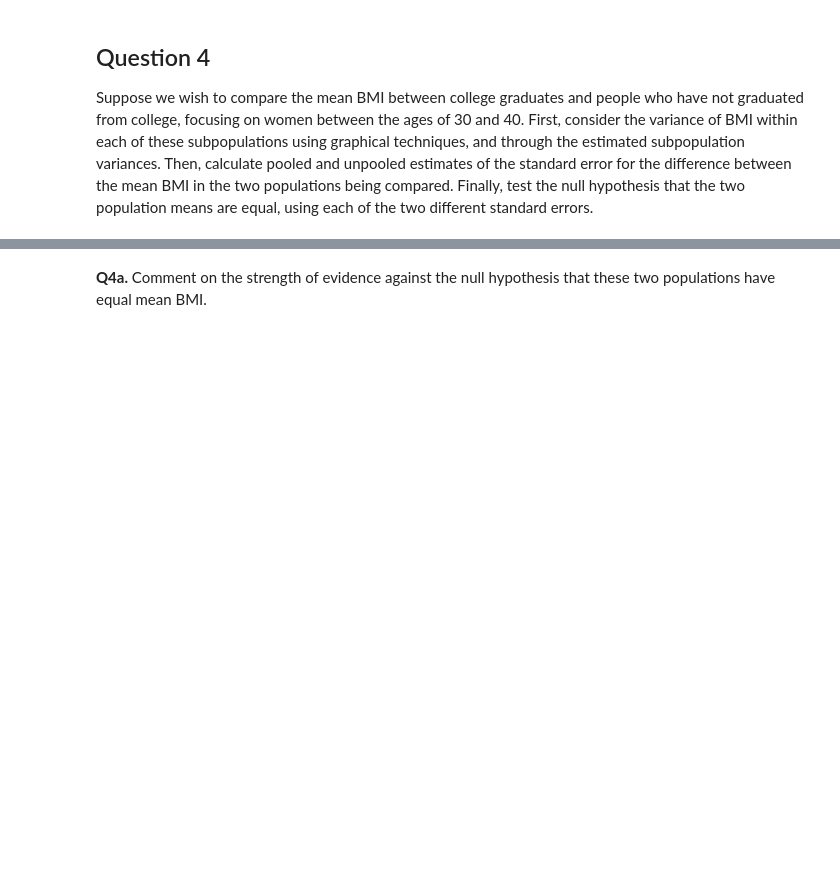
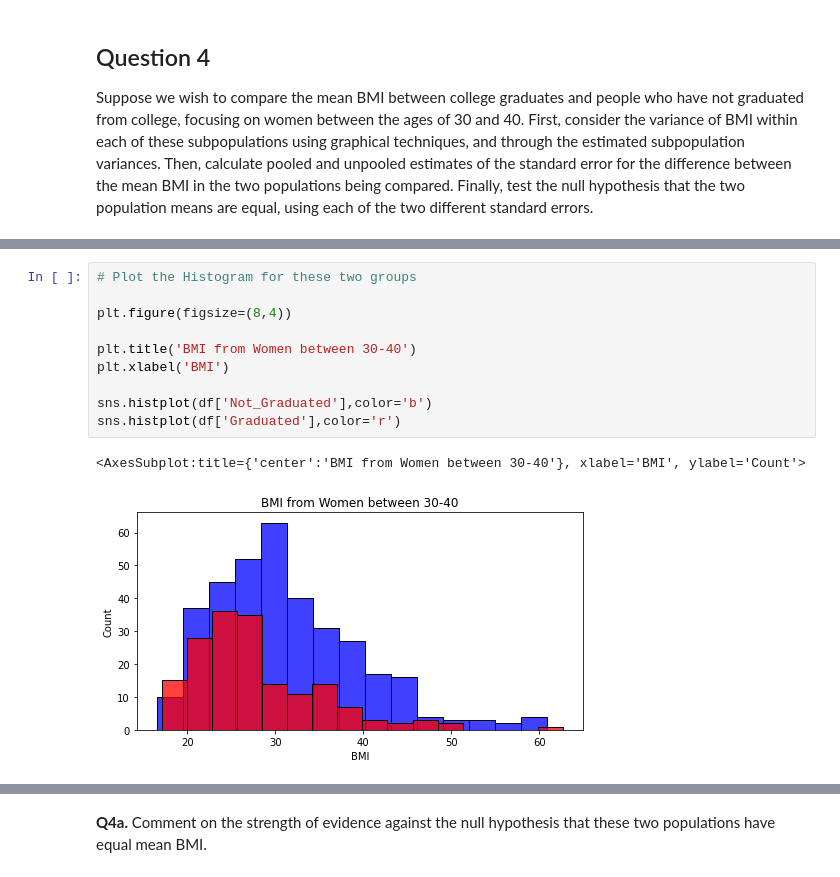
Before and after one commit to LeonardoSMSoares/Statistics-with-Python-Specialization, a Jupyter notebook: C02 - week4b - NHANES Hypothesis Tests Practice.ipynb, the cells around one changed output, grey strips where cells are left out. Saved outputs shown, nothing was run; the diff lists cells and outputs as text; blank space fills up the shorter version.

```diff
--- a/C02 - week4b - NHANES Hypothesis Tests Practice.ipynb
+++ b/C02 - week4b - NHANES Hypothesis Tests Practice.ipynb
@@ -343,0 +604,13 @@ Suppose we wish to compare the mean BMI between college graduates and people who
+# %%
+# Plot the Histogram for these two groups
+
+plt.figure(figsize=(8,4))
+
+plt.title('BMI from Women between 30-40')
+plt.xlabel('BMI')
+
+sns.histplot(df['Not_Graduated'],color='b')
+sns.histplot(df['Graduated'],color='r')
+# %% [output]
+<AxesSubplot:title={'center':'BMI from Women between 30-40'}, xlabel='BMI', ylabel='Count'>
+[figure, added]
```
Also changed, not shown: parts of 42 cells of this notebook, 1 other file.
